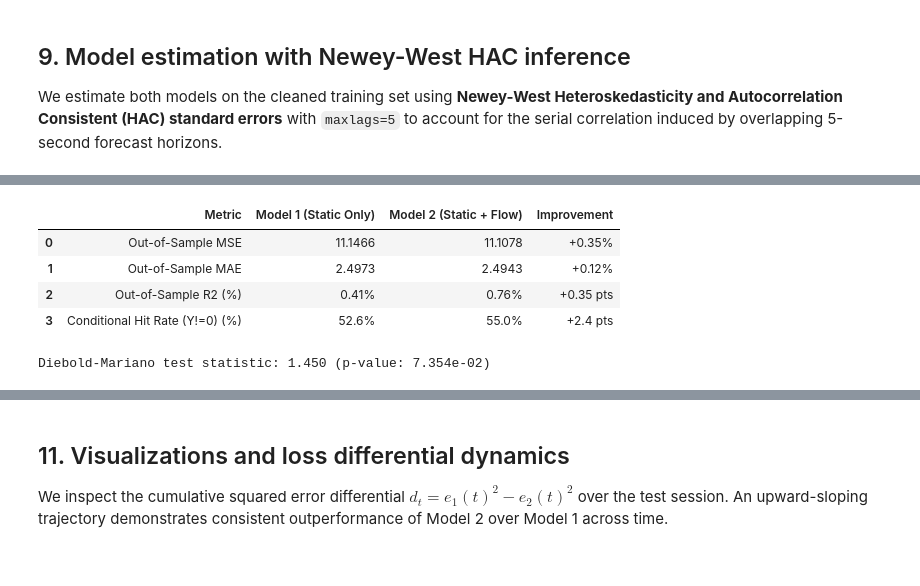
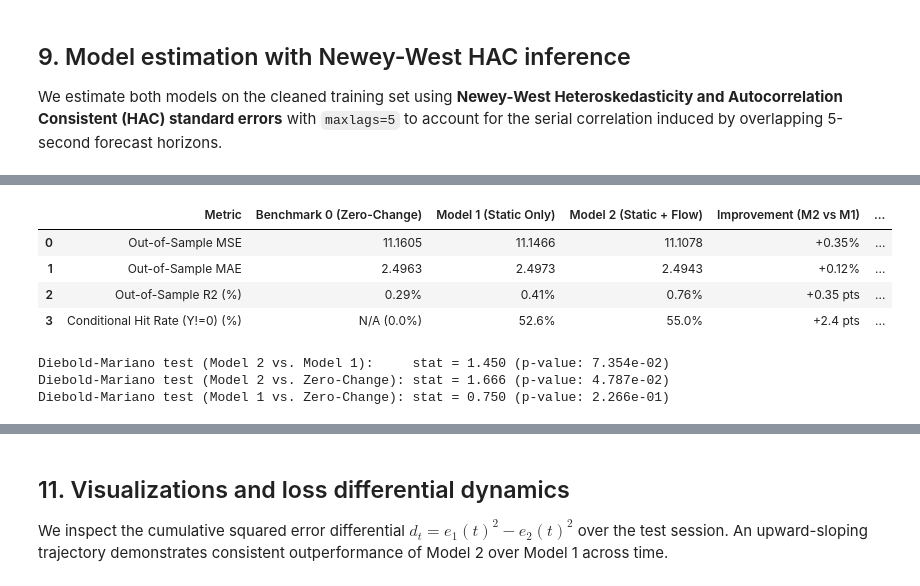
Before and after one commit to mohamadlakkis/Level-3-OrderBook-Analysis, a Jupyter notebook: analysis/02_mid_price_prediction.ipynb, the cells around one changed output, grey strips where cells are left out. Cells and saved outputs as stored; diff of their text form; code cells hidden in the pictures.

```diff
--- a/analysis/02_mid_price_prediction.ipynb
+++ b/analysis/02_mid_price_prediction.ipynb
@@ -741,16 +756,22 @@ X2_test = sm.add_constant(test_scaled[all_features]).values
 pred1 = model1.predict(X1_test)
 pred2 = model2.predict(X2_test)
 
+# 0. Benchmark: Naive Zero-Change Forecast (Y_hat = 0, Martingale benchmark)
+pred0 = np.zeros_like(y_test)
+
+e0 = y_test  # y_test - 0
 e1 = y_test - pred1
 e2 = y_test - pred2
 
 # 1. MSE and MAE
+mse0, mae0 = np.mean(e0**2), np.mean(np.abs(e0))
 mse1, mae1 = np.mean(e1**2), np.mean(np.abs(e1))
 mse2, mae2 = np.mean(e2**2), np.mean(np.abs(e2))
 
 # 2. R2 OOS
 y_train_mean = y_train.mean()
 tss = np.sum((y_test - y_train_mean) ** 2)
+r2_oos0 = 1 - np.sum(e0**2) / tss
 r2_oos1 = 1 - np.sum(e1**2) / tss
 r2_oos2 = 1 - np.sum(e2**2) / tss
 
@@ -771,50 +792,69 @@ def diebold_mariano(err1: np.ndarray, err2: np.ndarray, h: int = 5) -> tuple[flo
     return float(dm_stat), float(p_val)
 
 
-dm_stat, dm_p = diebold_mariano(e1, e2, h=5)
+dm_stat_21, dm_p_21 = diebold_mariano(e1, e2, h=5)
+dm_stat_20, dm_p_20 = diebold_mariano(e0, e2, h=5)
+dm_stat_10, dm_p_10 = diebold_mariano(e0, e1, h=5)
 
 # 4. Conditional directional accuracy on active moves (Y != 0)
 active_mask = y_test != 0
+acc0 = 0.0  # Zero forecast never predicts an active directional move
 acc1 = np.mean(np.sign(pred1[active_mask]) == np.sign(y_test[active_mask])) * 100
 acc2 = np.mean(np.sign(pred2[active_mask]) == np.sign(y_test[active_mask])) * 100
 
 eval_results = pd.DataFrame(
     {
         "Metric": [
             "Out-of-Sample MSE",
             "Out-of-Sample MAE",
             "Out-of-Sample R2 (%)",
             "Conditional Hit Rate (Y!=0) (%)",
+        ],
+        "Benchmark 0 (Zero-Change)": [
+            f"{mse0:.4f}",
+            f"{mae0:.4f}",
+            f"{r2_oos0 * 100:.2f}%",
+            "N/A (0.0%)",
         ],
         "Model 1 (Static Only)": [
             f"{mse1:.4f}",
             f"{mae1:.4f}",
             f"{r2_oos1 * 100:.2f}%",
             f"{acc1:.1f}%",
         ],
         "Model 2 (Static + Flow)": [
             f"{mse2:.4f}",
             f"{mae2:.4f}",
             f"{r2_oos2 * 100:.2f}%",
             f"{acc2:.1f}%",
         ],
-        "Improvement": [
+        "Improvement (M2 vs M1)": [
             f"{(mse1 - mse2) / mse1 * 100:+.2f}%",
             f"{(mae1 - mae2) / mae1 * 100:+.2f}%",
             f"{(r2_oos2 - r2_oos1) * 100:+.2f} pts",
             f"{acc2 - acc1:+.1f} pts",
         ],
+        "Improvement (M2 vs Zero)": [
+            f"{(mse0 - mse2) / mse0 * 100:+.2f}%",
+            f"{(mae0 - mae2) / mae0 * 100:+.2f}%",
+            f"{(r2_oos2 - r2_oos0) * 100:+.2f} pts",
+            f"{acc2 - acc0:+.1f} pts",
+        ],
     }
 )
 display(eval_results)
-print(f"Diebold-Mariano test statistic: {dm_stat:.3f} (p-value: {dm_p:.3e})")
+print(f"Diebold-Mariano test (Model 2 vs. Model 1):     stat = {dm_stat_21:.3f} (p-value: {dm_p_21:.3e})")
+print(f"Diebold-Mariano test (Model 2 vs. Zero-Change): stat = {dm_stat_20:.3f} (p-value: {dm_p_20:.3e})")
+print(f"Diebold-Mariano test (Model 1 vs. Zero-Change): stat = {dm_stat_10:.3f} (p-value: {dm_p_10:.3e})")
 # %% [output]
-|  | Metric | Model 1 (Static Only) | Model 2 (Static + Flow) | Improvement |
-| 0 | Out-of-Sample MSE | 11.1466 | 11.1078 | +0.35% |
-| 1 | Out-of-Sample MAE | 2.4973 | 2.4943 | +0.12% |
-| 2 | Out-of-Sample R2 (%) | 0.41% | 0.76% | +0.35 pts |
-| 3 | Conditional Hit Rate (Y!=0) (%) | 52.6% | 55.0% | +2.4 pts |
+|  | Metric | Benchmark 0 (Zero-Change) | Model 1 (Static Only) | Model 2 (Static + Flow) | Improvement (M2 vs M1) | ... |
+| 0 | Out-of-Sample MSE | 11.1605 | 11.1466 | 11.1078 | +0.35% | ... |
+| 1 | Out-of-Sample MAE | 2.4963 | 2.4973 | 2.4943 | +0.12% | ... |
+| 2 | Out-of-Sample R2 (%) | 0.29% | 0.41% | 0.76% | +0.35 pts | ... |
+| 3 | Conditional Hit Rate (Y!=0) (%) | N/A (0.0%) | 52.6% | 55.0% | +2.4 pts | ... |
-Diebold-Mariano test statistic: 1.450 (p-value: 7.354e-02)
+Diebold-Mariano test (Model 2 vs. Model 1):     stat = 1.450 (p-value: 7.354e-02)
+Diebold-Mariano test (Model 2 vs. Zero-Change): stat = 1.666 (p-value: 4.787e-02)
+Diebold-Mariano test (Model 1 vs. Zero-Change): stat = 0.750 (p-value: 2.266e-01)
 # %% [markdown]
 ### Key Takeaways and Interpretation of Out-of-Sample Results
 
```
Also changed, not shown: parts of 8 cells of this notebook.
